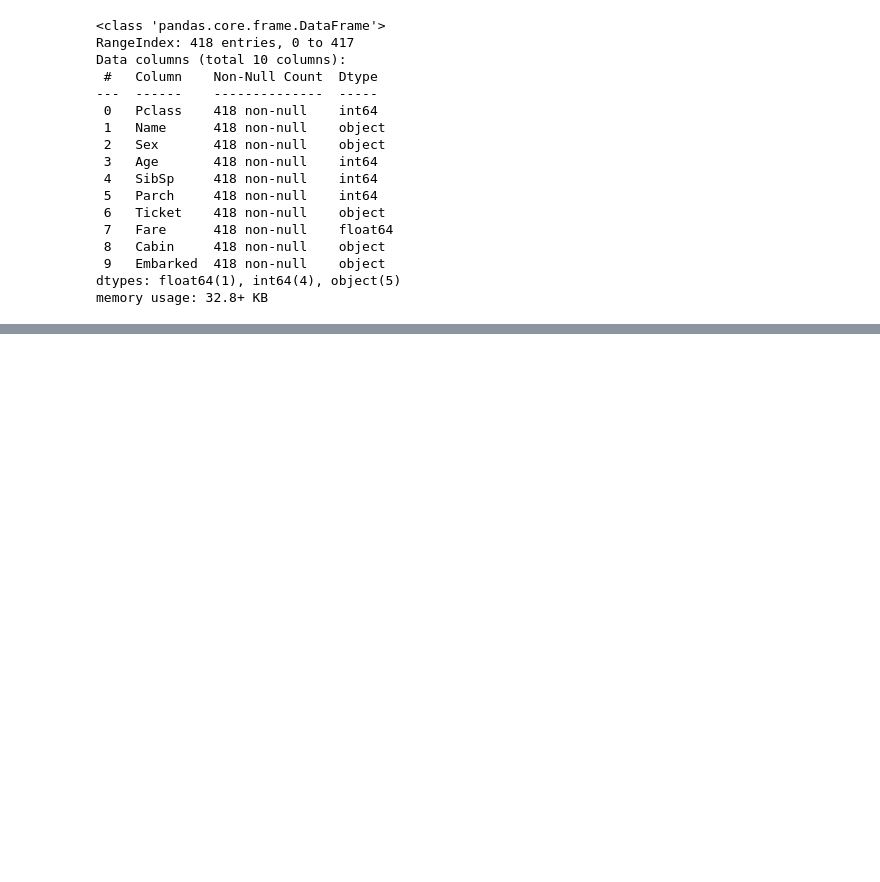
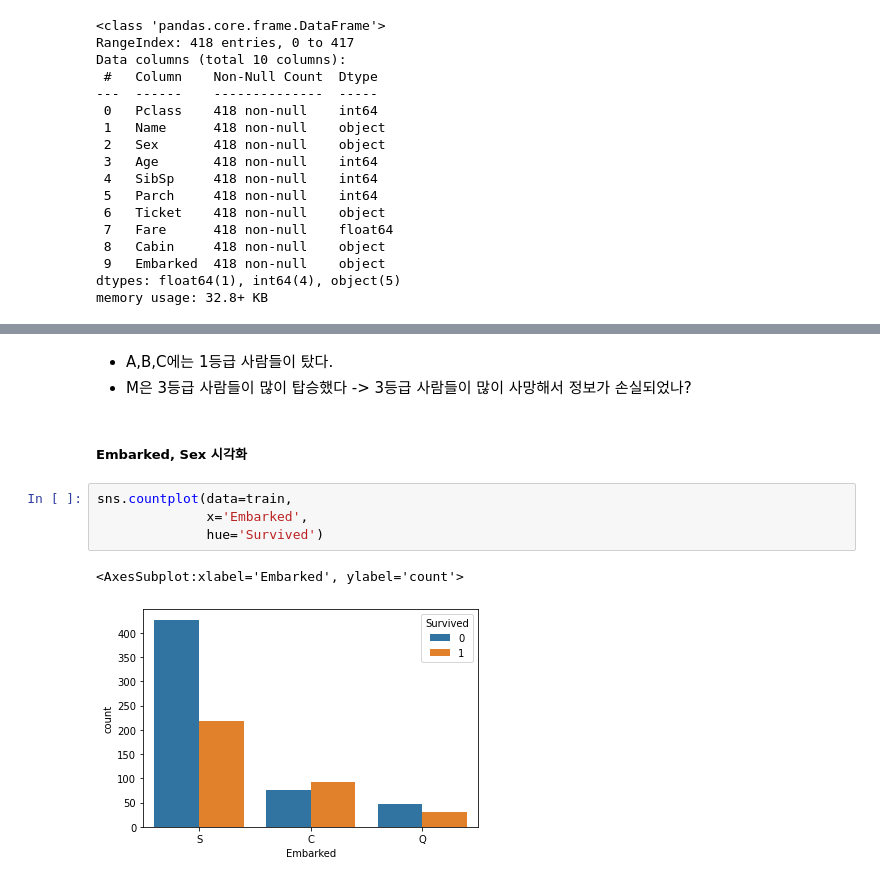
Before and after one commit to bellpe/machine-learning, a Jupyter notebook: ex04_titanic실습.ipynb, the cells around one changed output, grey strips where cells are left out. Drawn from its saved outputs; the diff is of its cells as text; blank space fills up the shorter version.

```diff
--- a/ex04_titanic실습.ipynb
+++ b/ex04_titanic실습.ipynb
@@ -407,0 +473,12 @@ memory usage: 32.8+ KB
+# %% [markdown]
+- A,B,C에는 1등급 사람들이 탔다.
+- M은 3등급 사람들이 많이 탑승했다 ->  3등급 사람들이 많이 사망해서 정보가 손실되었나?
+# %% [markdown]
+##### Embarked, Sex 시각화
+# %%
+sns.countplot(data=train,
+              x='Embarked',
+              hue='Survived')
+# %% [output]
+<AxesSubplot:xlabel='Embarked', ylabel='count'>
+[figure, added]
```
Also changed, not shown: parts of 75 cells of this notebook.
